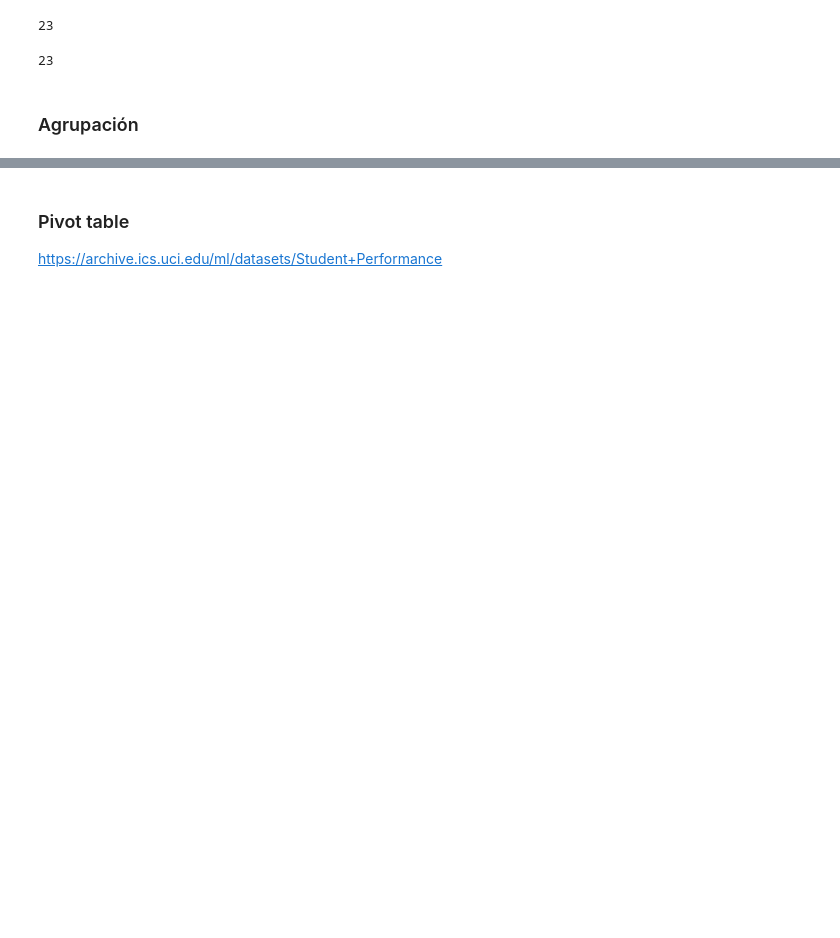
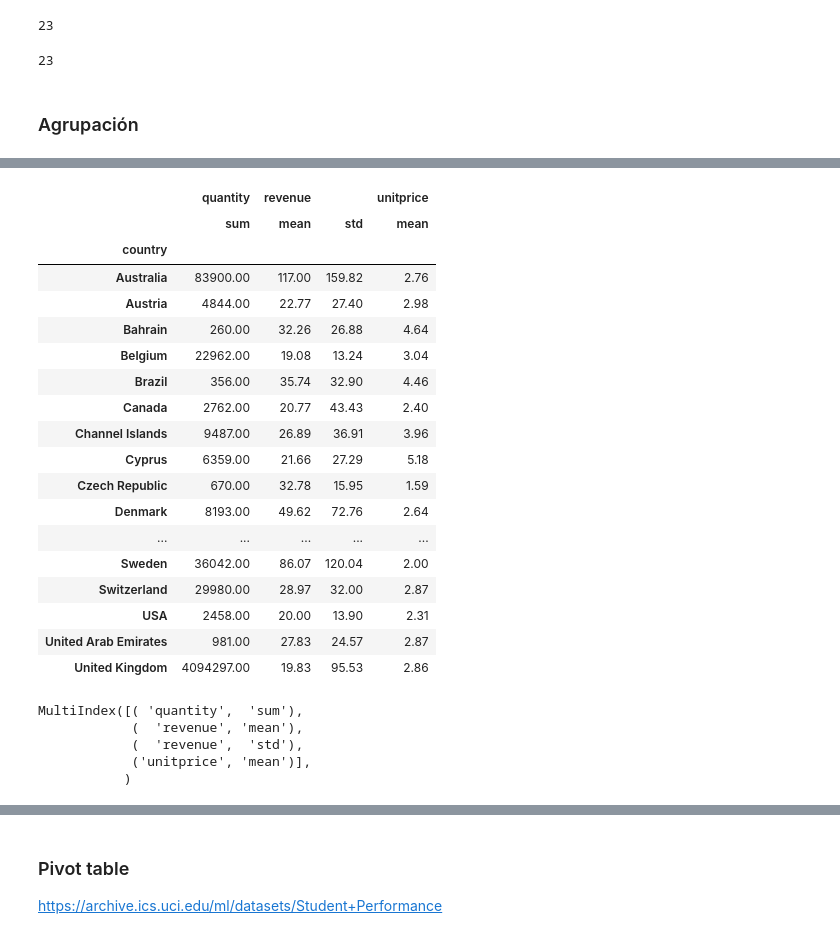
Before and after one commit to Ironhack-Data-Madrid-Julio-2023/apuntes_clase, a Jupyter notebook: semana_2/2.1 - Pandas Deepdive.ipynb, the cells around one changed output, grey strips where cells are left out. Cells and saved outputs as stored; diff of their text form; code cells hidden in the pictures; blank space fills up the shorter version.

```diff
--- a/semana_2/2.1 - Pandas Deepdive.ipynb
+++ b/semana_2/2.1 - Pandas Deepdive.ipynb
@@ -935,0 +991,34 @@ len(df)-len(df.drop_duplicates())
+# %%
+df.groupby('country').agg({'quantity': 'sum',
+                           'revenue': ['mean', 'std'],
+                           'unitprice': 'mean'}).style.format('{:.2f}')
+# %% [output]
+|  | quantity | revenue |  | unitprice |
+|  | sum | mean | std | mean |
+| country |  |  |  |  |
+| Australia | 83900.00 | 117.00 | 159.82 | 2.76 |
+| Austria | 4844.00 | 22.77 | 27.40 | 2.98 |
+| Bahrain | 260.00 | 32.26 | 26.88 | 4.64 |
+| Belgium | 22962.00 | 19.08 | 13.24 | 3.04 |
+| Brazil | 356.00 | 35.74 | 32.90 | 4.46 |
+| Canada | 2762.00 | 20.77 | 43.43 | 2.40 |
+| Channel Islands | 9487.00 | 26.89 | 36.91 | 3.96 |
+| Cyprus | 6359.00 | 21.66 | 27.29 | 5.18 |
+| Czech Republic | 670.00 | 32.78 | 15.95 | 1.59 |
+| Denmark | 8193.00 | 49.62 | 72.76 | 2.64 |
+| ... | ... | ... | ... | ... |
+| Sweden | 36042.00 | 86.07 | 120.04 | 2.00 |
+| Switzerland | 29980.00 | 28.97 | 32.00 | 2.87 |
+| USA | 2458.00 | 20.00 | 13.90 | 2.31 |
+| United Arab Emirates | 981.00 | 27.83 | 24.57 | 2.87 |
+| United Kingdom | 4094297.00 | 19.83 | 95.53 | 2.86 |
+# %%
+df.groupby('country').agg({'quantity': 'sum',
+                           'revenue': ['mean', 'std'],
+                           'unitprice': 'mean'}).columns
+# %% [output]
+MultiIndex([( 'quantity',  'sum'),
+            (  'revenue', 'mean'),
+            (  'revenue',  'std'),
+            ('unitprice', 'mean')],
+           )
```
Also changed, not shown: parts of 101 cells of this notebook, 3 other files.
